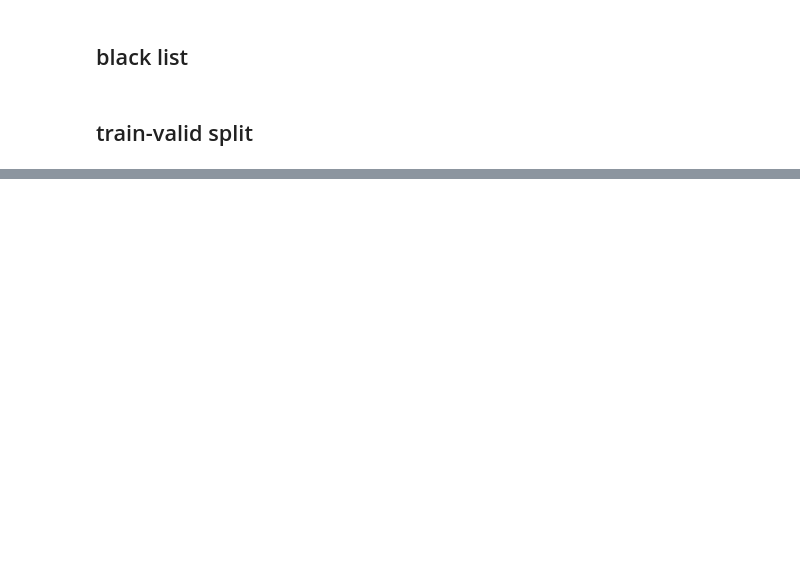
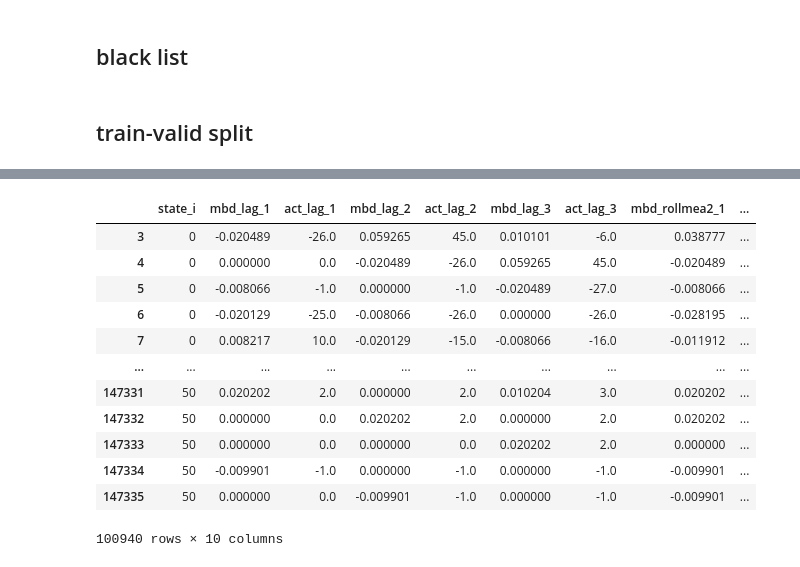
Before and after one commit to monchewharry/kaggle_godaddy, a Jupyter notebook: xgb-tune.ipynb, the cells around one changed output, grey strips where cells are left out. Drawn from its saved outputs; the diff is of its cells as text; code cells hidden in the pictures; blank space fills up the shorter version.

```diff
--- a/xgb-tune.ipynb
+++ b/xgb-tune.ipynb
@@ -70,0 +233,17 @@ xgb_configs = {"objective":'reg:pseudohubererror',
+# %%
+df = raw.loc[train_indices]
+df[features].dropna(axis=0)
+# %% [output]
+|  | state_i | mbd_lag_1 | act_lag_1 | mbd_lag_2 | act_lag_2 | mbd_lag_3 | act_lag_3 | mbd_rollmea2_1 | ... |
+| 3 | 0 | -0.020489 | -26.0 | 0.059265 | 45.0 | 0.010101 | -6.0 | 0.038777 | ... |
+| 4 | 0 | 0.000000 | 0.0 | -0.020489 | -26.0 | 0.059265 | 45.0 | -0.020489 | ... |
+| 5 | 0 | -0.008066 | -1.0 | 0.000000 | -1.0 | -0.020489 | -27.0 | -0.008066 | ... |
+| 6 | 0 | -0.020129 | -25.0 | -0.008066 | -26.0 | 0.000000 | -26.0 | -0.028195 | ... |
+| 7 | 0 | 0.008217 | 10.0 | -0.020129 | -15.0 | -0.008066 | -16.0 | -0.011912 | ... |
+| ... | ... | ... | ... | ... | ... | ... | ... | ... | ... |
+| 147331 | 50 | 0.020202 | 2.0 | 0.000000 | 2.0 | 0.010204 | 3.0 | 0.020202 | ... |
+| 147332 | 50 | 0.000000 | 0.0 | 0.020202 | 2.0 | 0.000000 | 2.0 | 0.020202 | ... |
+| 147333 | 50 | 0.000000 | 0.0 | 0.000000 | 0.0 | 0.020202 | 2.0 | 0.000000 | ... |
+| 147334 | 50 | -0.009901 | -1.0 | 0.000000 | -1.0 | 0.000000 | -1.0 | -0.009901 | ... |
+| 147335 | 50 | 0.000000 | 0.0 | -0.009901 | -1.0 | 0.000000 | -1.0 | -0.009901 | ... |
+100940 rows × 10 columns
```
Also changed, not shown: parts of 16 cells of this notebook, 1 other file.
